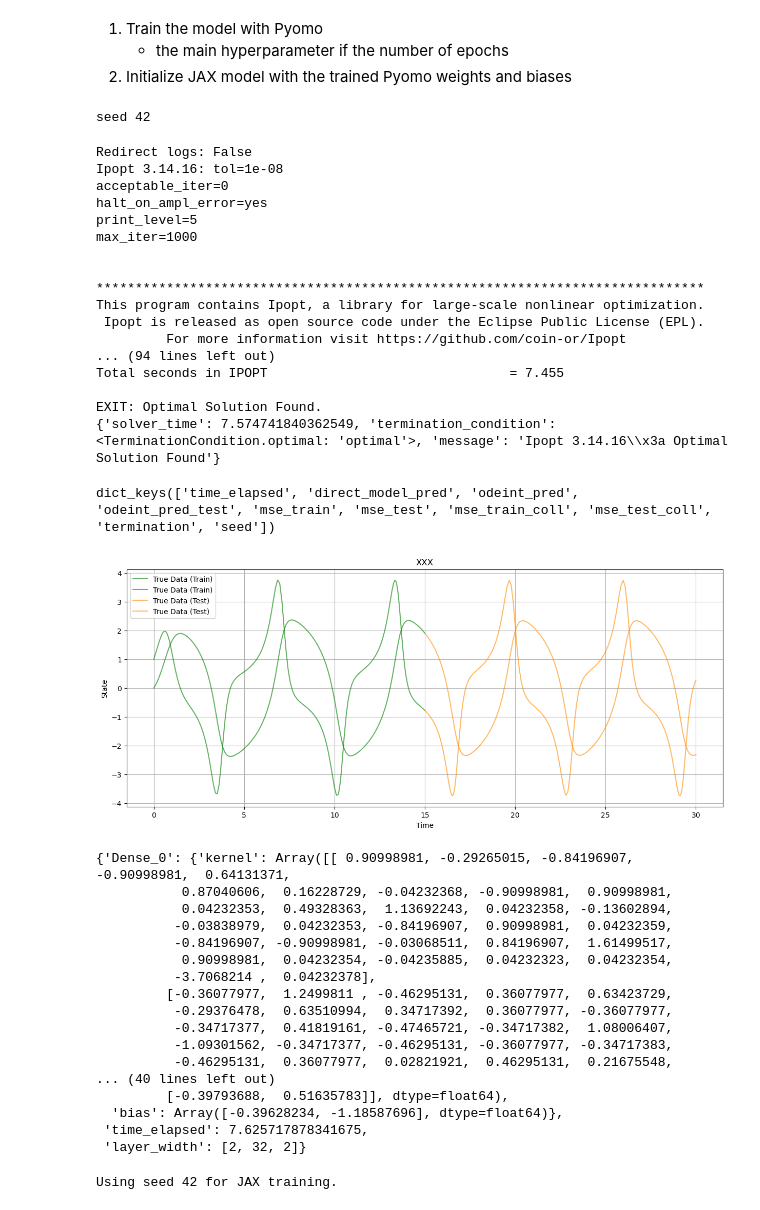
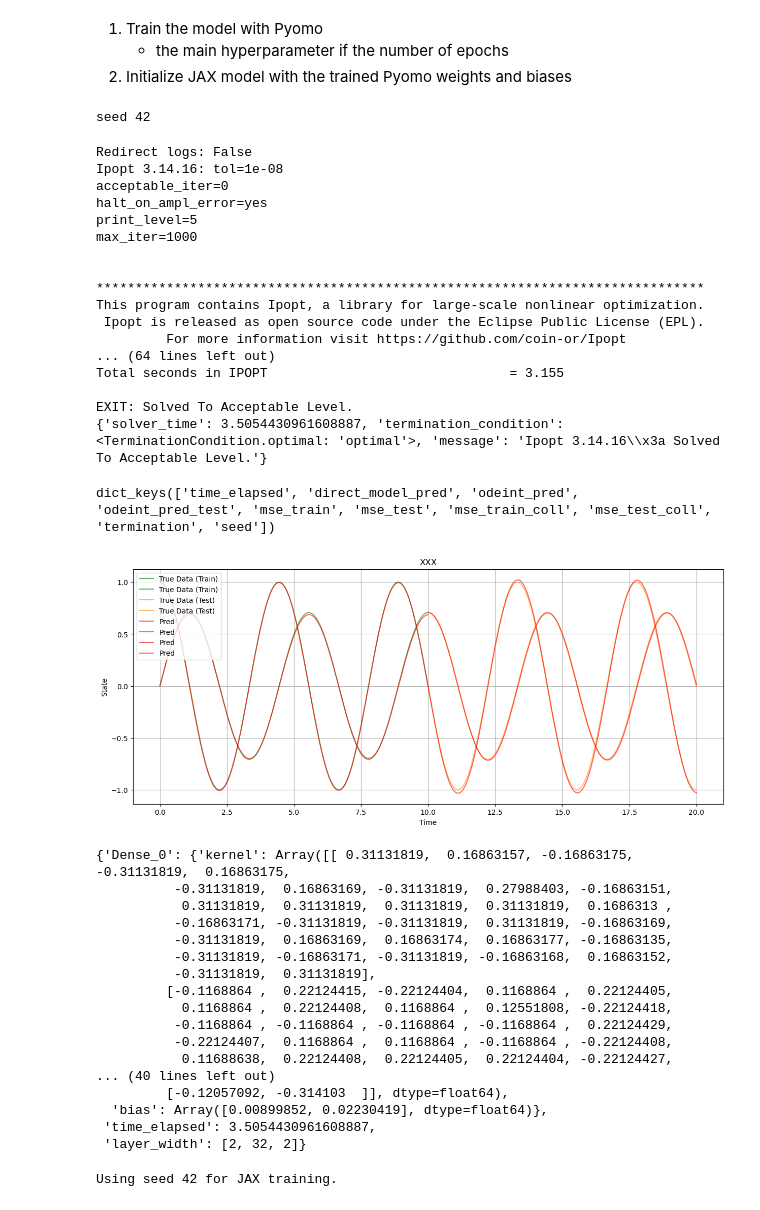
Before and after one commit to mariashapo/NODE, a Jupyter notebook: src/analysis/synthetic/00_initialize_with_pyomo_ho.ipynb, the cells around one changed output. Drawn from its saved outputs; the diff is of its cells as text; code cells hidden in the pictures.

```diff
--- a/src/analysis/synthetic/00_initialize_with_pyomo_ho.ipynb
+++ b/src/analysis/synthetic/00_initialize_with_pyomo_ho.ipynb
@@ -42,7 +42,7 @@ def run(seed=0):
         }
     }
 
-    trainer = Trainer.load_trainer('vdp')
+    trainer = Trainer.load_trainer('ho')
     trainer.train_pyomo(params_model, seed=seed)
     results = {None: trainer.extract_results_pyomo(detailed=True)}
     return trainer, results
@@ -62,11 +62,11 @@ max_iter=1000
 This program contains Ipopt, a library for large-scale nonlinear optimization.
  Ipopt is released as open source code under the Eclipse Public License (EPL).
          For more information visit https://github.com/coin-or/Ipopt
-... (94 lines left out)
-Total seconds in IPOPT                               = 7.455
+... (64 lines left out)
+Total seconds in IPOPT                               = 3.155
 
-EXIT: Optimal Solution Found.
-{'solver_time': 7.574741840362549, 'termination_condition': <TerminationCondition.optimal: 'optimal'>, 'message': 'Ipopt 3.14.16\\x3a Optimal Solution Found'}
+EXIT: Solved To Acceptable Level.
+{'solver_time': 3.5054430961608887, 'termination_condition': <TerminationCondition.optimal: 'optimal'>, 'message': 'Ipopt 3.14.16\\x3a Solved To Acceptable Level.'}
 # %%
 results[None].keys()
 # %% [output]
@@ -74,24 +74,24 @@ dict_keys(['time_elapsed', 'direct_model_pred', 'odeint_pred', 'odeint_pred_test
 # %%
 plt.figure(figsize=(15, 6))
 
 plt.plot(trainer.t, trainer.y[:,0], color='green', label='True Data (Train)', alpha = 0.6)
 plt.plot(trainer.t, trainer.y[:,1], color='green', label='True Data (Train)', alpha = 0.6)
 plt.plot(trainer.t_test, trainer.y_test[:,0], color='#FF8C00', label='True Data (Test)', alpha = 0.6)
 plt.plot(trainer.t_test, trainer.y_test[:,1], color='#FF8C00', label='True Data (Test)', alpha = 0.6)
 
 plt.plot(trainer.t, results[None]['odeint_pred'][:, 0], color='red', label='Pred', alpha = 0.6)
 plt.plot(trainer.t, results[None]['odeint_pred'][:, 1], color='red', label='Pred', alpha = 0.6)
-plt.plot(trainer.t_test, trainer.y_test[:,0], color='red', label='Pred', alpha = 0.6)
-plt.plot(trainer.t_test, trainer.y_test[:,1], color='red', label='Pred', alpha = 0.6)
+plt.plot(trainer.t_test, results[None]['odeint_pred_test'][:, 0], color='red', label='Pred', alpha = 0.6)
+plt.plot(trainer.t_test, results[None]['odeint_pred_test'][:, 1], color='red', label='Pred', alpha = 0.6)
 
 plt.title(f"XXX")
 plt.xlabel("Time")
 plt.ylabel("State")
 plt.legend(loc ="upper left")
 plt.grid(True)
 plt.show()
 # %% [output]
-[figure, old version]
+[figure, new version]
 # %%
 # pickle trained weights and biases
 reload = True
@@ -119,22 +119,22 @@ else:
 # %%
 custom_params
 # %% [output]
-{'Dense_0': {'kernel': Array([[ 0.90998981, -0.29265015, -0.84196907, -0.90998981,  0.64131371,
-           0.87040606,  0.16228729, -0.04232368, -0.90998981,  0.90998981,
-           0.04232353,  0.49328363,  1.13692243,  0.04232358, -0.13602894,
-          -0.03838979,  0.04232353, -0.84196907,  0.90998981,  0.04232359,
-          -0.84196907, -0.90998981, -0.03068511,  0.84196907,  1.61499517,
-           0.90998981,  0.04232354, -0.04235885,  0.04232323,  0.04232354,
-          -3.7068214 ,  0.04232378],
-         [-0.36077977,  1.2499811 , -0.46295131,  0.36077977,  0.63423729,
-          -0.29376478,  0.63510994,  0.34717392,  0.36077977, -0.36077977,
-          -0.34717377,  0.41819161, -0.47465721, -0.34717382,  1.08006407,
-          -1.09301562, -0.34717377, -0.46295131, -0.36077977, -0.34717383,
-          -0.46295131,  0.36077977,  0.02821921,  0.46295131,  0.21675548,
+{'Dense_0': {'kernel': Array([[ 0.31131819,  0.16863157, -0.16863175, -0.31131819,  0.16863175,
+          -0.31131819,  0.16863169, -0.31131819,  0.27988403, -0.16863151,
+           0.31131819,  0.31131819,  0.31131819,  0.31131819,  0.1686313 ,
+          -0.16863171, -0.31131819, -0.31131819,  0.31131819, -0.16863169,
+          -0.31131819,  0.16863169,  0.16863174,  0.16863177, -0.16863135,
+          -0.31131819, -0.16863171, -0.31131819, -0.16863168,  0.16863152,
+          -0.31131819,  0.31131819],
+         [-0.1168864 ,  0.22124415, -0.22124404,  0.1168864 ,  0.22124405,
+           0.1168864 ,  0.22124408,  0.1168864 ,  0.12551808, -0.22124418,
+          -0.1168864 , -0.1168864 , -0.1168864 , -0.1168864 ,  0.22124429,
+          -0.22124407,  0.1168864 ,  0.1168864 , -0.1168864 , -0.22124408,
+           0.11688638,  0.22124408,  0.22124405,  0.22124404, -0.22124427,
 ... (40 lines left out)
-         [-0.39793688,  0.51635783]], dtype=float64),
-  'bias': Array([-0.39628234, -1.18587696], dtype=float64)},
- 'time_elapsed': 7.625717878341675,
+         [-0.12057092, -0.314103  ]], dtype=float64),
+  'bias': Array([0.00899852, 0.02230419], dtype=float64)},
+ 'time_elapsed': 3.5054430961608887,
  'layer_width': [2, 32, 2]}
 # %%
 def run_diffrax(layer_width, learning_rate=1e-3, reg_lambda=1e-5, custom_params=None, pretrain=False, max_iter=1000):
```
Also changed, not shown: parts of 5 cells of this notebook, 15 other files.
